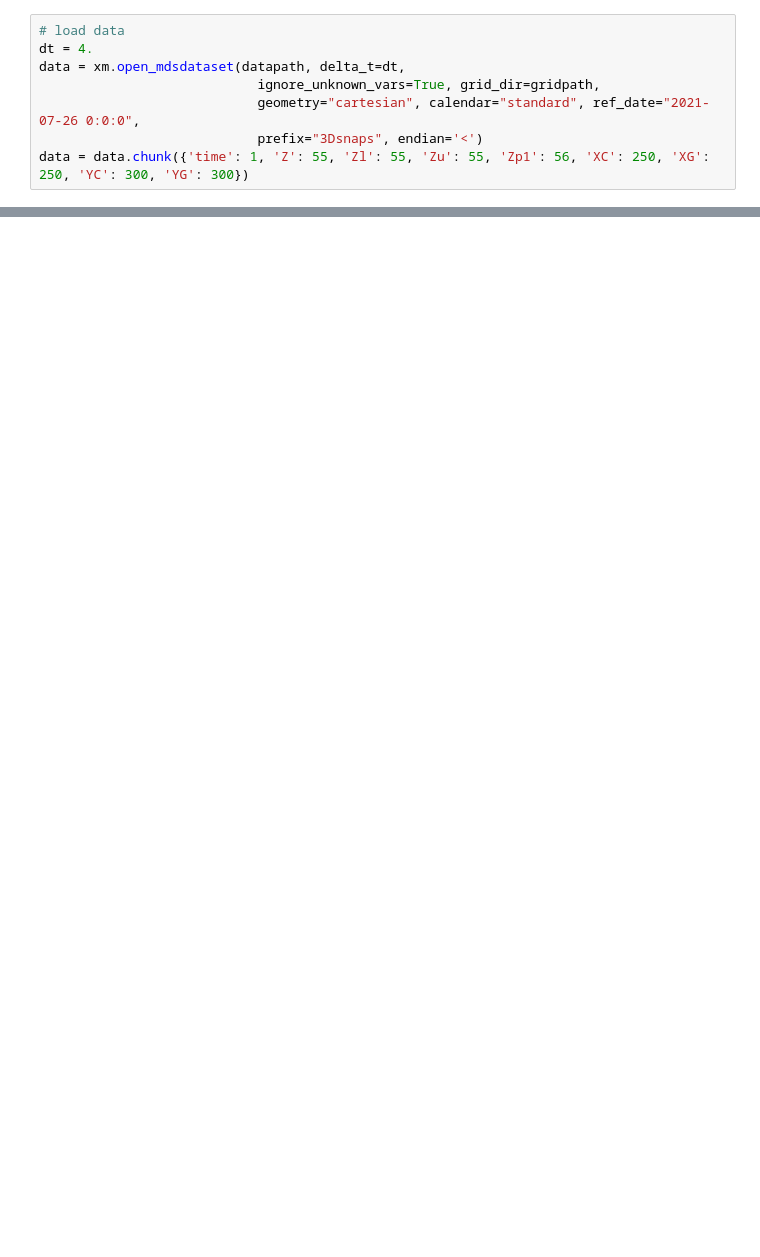
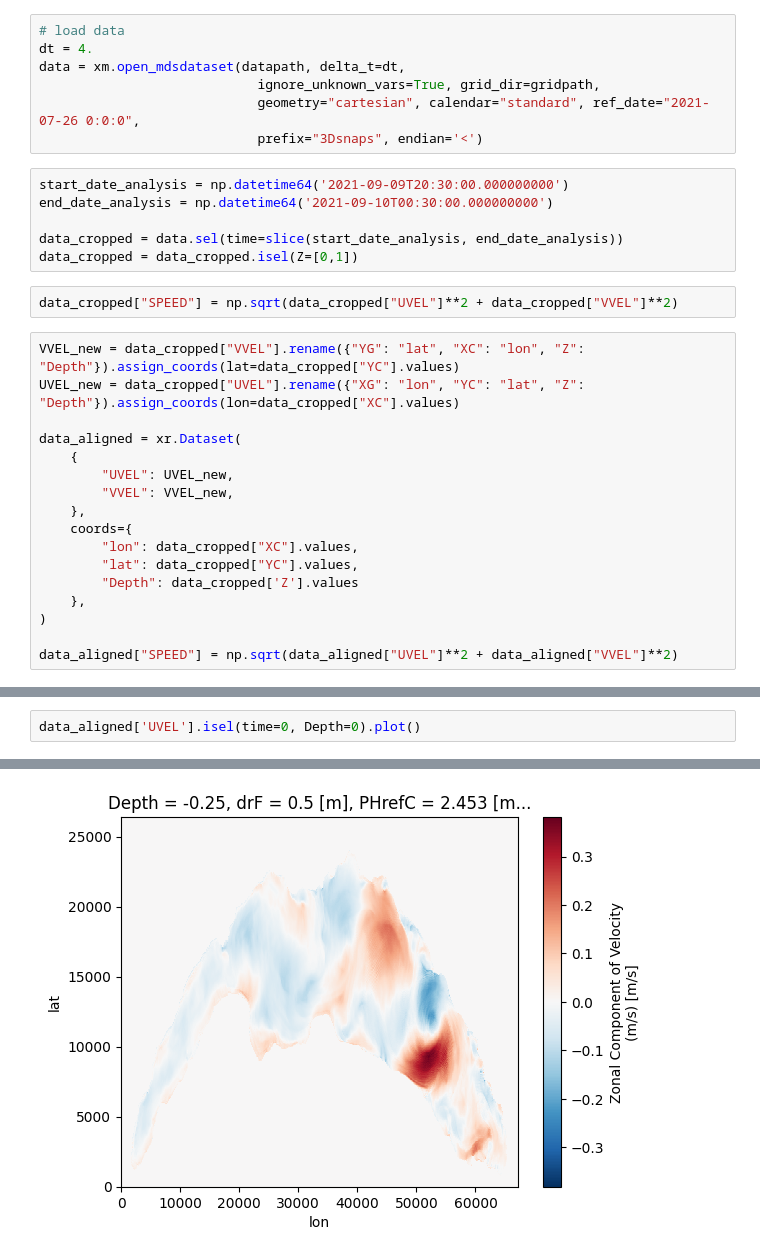
Before and after one commit to leroquan/eddytools, a Jupyter notebook: run_eddytools_nencioli.ipynb, the cells around one changed output, grey strips where cells are left out. Saved outputs shown, nothing was run; the diff lists cells and outputs as text; blank space fills up the shorter version.

```diff
--- a/run_eddytools_nencioli.ipynb
+++ b/run_eddytools_nencioli.ipynb
@@ -17,4 +15,28 @@ data = xm.open_mdsdataset(datapath, delta_t=dt,
                             ignore_unknown_vars=True, grid_dir=gridpath,
                             geometry="cartesian", calendar="standard", ref_date="2021-07-26 0:0:0",
                             prefix="3Dsnaps", endian='<')
-data = data.chunk({'time': 1, 'Z': 55, 'Zl': 55, 'Zu': 55, 'Zp1': 56, 'XC': 250, 'XG': 250, 'YC': 300, 'YG': 300})
+# %%
+start_date_analysis = np.datetime64('2021-09-09T20:30:00.000000000')
+end_date_analysis = np.datetime64('2021-09-10T00:30:00.000000000')
+
+data_cropped = data.sel(time=slice(start_date_analysis, end_date_analysis))
+data_cropped = data_cropped.isel(Z=[0,1])
+# %%
+data_cropped["SPEED"] = np.sqrt(data_cropped["UVEL"]**2 + data_cropped["VVEL"]**2)
+# %%
+VVEL_new = data_cropped["VVEL"].rename({"YG": "lat", "XC": "lon", "Z": "Depth"}).assign_coords(lat=data_cropped["YC"].values)
+UVEL_new = data_cropped["UVEL"].rename({"XG": "lon", "YC": "lat", "Z": "Depth"}).assign_coords(lon=data_cropped["XC"].values)
+
+data_aligned = xr.Dataset(
+    {
+        "UVEL": UVEL_new,
+        "VVEL": VVEL_new,
+    },
+    coords={
+        "lon": data_cropped["XC"].values,
+        "lat": data_cropped["YC"].values,
+        "Depth": data_cropped['Z'].values
+    },
+)
+
+data_aligned["SPEED"] = np.sqrt(data_aligned["UVEL"]**2 + data_aligned["VVEL"]**2)
@@ -20,0 +87,3 @@ data = data.chunk({'time': 1, 'Z': 55, 'Zl': 55, 'Zu': 55, 'Zp1': 56, 'XC': 250,
+# %%
+data_aligned['UVEL'].isel(time=0, Depth=0).plot()
+# %% [output]
@@ -20,0 +91 @@ data = data.chunk({'time': 1, 'Z': 55, 'Zl': 55, 'Zu': 55, 'Zp1': 56, 'XC': 250,
+[figure, added]
```
Also changed, not shown: parts of 6 cells of this notebook, 3 other files.
